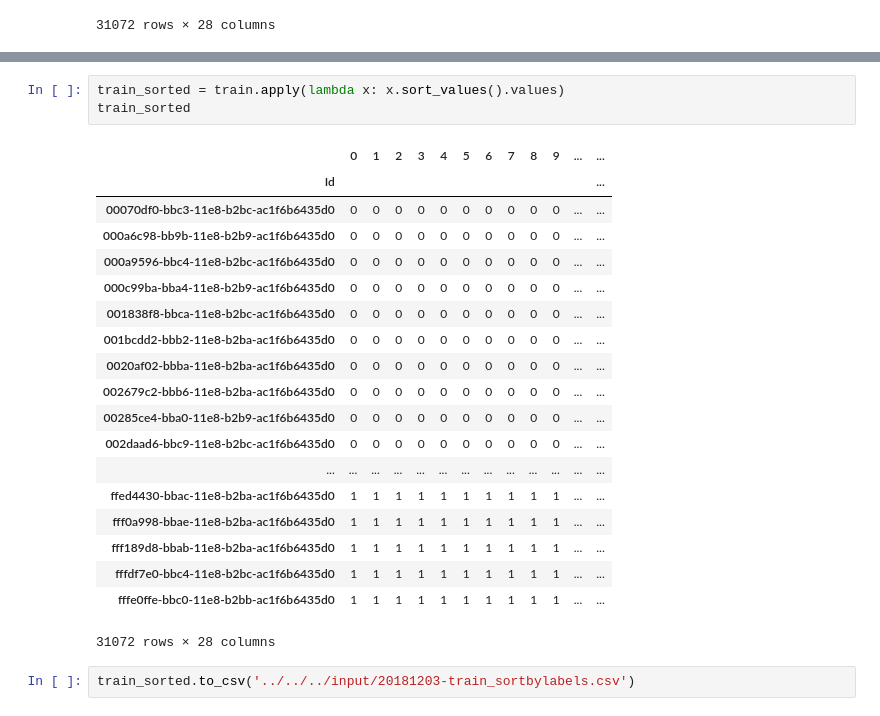
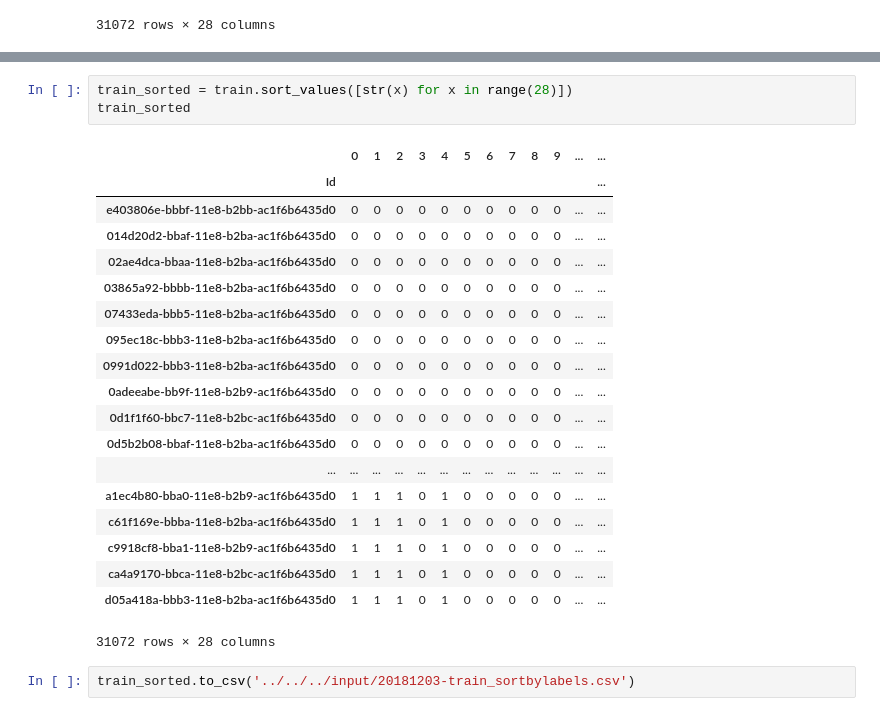
Before and after one commit to laichunpongben/kaggle-human-protein-atlas, a Jupyter notebook: code/notebooks/dev/20181203-sort_train_by_label.ipynb, the cells around one changed output, grey strips where cells are left out. Drawn from its saved outputs; the diff is of its cells as text.

```diff
--- a/code/notebooks/dev/20181203-sort_train_by_label.ipynb
+++ b/code/notebooks/dev/20181203-sort_train_by_label.ipynb
@@ -38,25 +31,25 @@ train[train.duplicated(keep=False)].groupby('0').agg({'1':lambda x: list(x)})
 # %%
-train_sorted = train.apply(lambda x: x.sort_values().values)
+train_sorted = train.sort_values([str(x) for x in range(28)])
 train_sorted
 # %% [output]
 |  | 0 | 1 | 2 | 3 | 4 | 5 | 6 | 7 | 8 | 9 | ... | ... |
 | Id |  |  |  |  |  |  |  |  |  |  |  | ... |
-| 00070df0-bbc3-11e8-b2bc-ac1f6b6435d0 | 0 | 0 | 0 | 0 | 0 | 0 | 0 | 0 | 0 | 0 | ... | ... |
-| 000a6c98-bb9b-11e8-b2b9-ac1f6b6435d0 | 0 | 0 | 0 | 0 | 0 | 0 | 0 | 0 | 0 | 0 | ... | ... |
-| 000a9596-bbc4-11e8-b2bc-ac1f6b6435d0 | 0 | 0 | 0 | 0 | 0 | 0 | 0 | 0 | 0 | 0 | ... | ... |
-| 000c99ba-bba4-11e8-b2b9-ac1f6b6435d0 | 0 | 0 | 0 | 0 | 0 | 0 | 0 | 0 | 0 | 0 | ... | ... |
-| 001838f8-bbca-11e8-b2bc-ac1f6b6435d0 | 0 | 0 | 0 | 0 | 0 | 0 | 0 | 0 | 0 | 0 | ... | ... |
-| 001bcdd2-bbb2-11e8-b2ba-ac1f6b6435d0 | 0 | 0 | 0 | 0 | 0 | 0 | 0 | 0 | 0 | 0 | ... | ... |
-| 0020af02-bbba-11e8-b2ba-ac1f6b6435d0 | 0 | 0 | 0 | 0 | 0 | 0 | 0 | 0 | 0 | 0 | ... | ... |
-| 002679c2-bbb6-11e8-b2ba-ac1f6b6435d0 | 0 | 0 | 0 | 0 | 0 | 0 | 0 | 0 | 0 | 0 | ... | ... |
-| 00285ce4-bba0-11e8-b2b9-ac1f6b6435d0 | 0 | 0 | 0 | 0 | 0 | 0 | 0 | 0 | 0 | 0 | ... | ... |
-| 002daad6-bbc9-11e8-b2bc-ac1f6b6435d0 | 0 | 0 | 0 | 0 | 0 | 0 | 0 | 0 | 0 | 0 | ... | ... |
+| e403806e-bbbf-11e8-b2bb-ac1f6b6435d0 | 0 | 0 | 0 | 0 | 0 | 0 | 0 | 0 | 0 | 0 | ... | ... |
+| 014d20d2-bbaf-11e8-b2ba-ac1f6b6435d0 | 0 | 0 | 0 | 0 | 0 | 0 | 0 | 0 | 0 | 0 | ... | ... |
+| 02ae4dca-bbaa-11e8-b2ba-ac1f6b6435d0 | 0 | 0 | 0 | 0 | 0 | 0 | 0 | 0 | 0 | 0 | ... | ... |
+| 03865a92-bbbb-11e8-b2ba-ac1f6b6435d0 | 0 | 0 | 0 | 0 | 0 | 0 | 0 | 0 | 0 | 0 | ... | ... |
+| 07433eda-bbb5-11e8-b2ba-ac1f6b6435d0 | 0 | 0 | 0 | 0 | 0 | 0 | 0 | 0 | 0 | 0 | ... | ... |
+| 095ec18c-bbb3-11e8-b2ba-ac1f6b6435d0 | 0 | 0 | 0 | 0 | 0 | 0 | 0 | 0 | 0 | 0 | ... | ... |
+| 0991d022-bbb3-11e8-b2ba-ac1f6b6435d0 | 0 | 0 | 0 | 0 | 0 | 0 | 0 | 0 | 0 | 0 | ... | ... |
+| 0adeeabe-bb9f-11e8-b2b9-ac1f6b6435d0 | 0 | 0 | 0 | 0 | 0 | 0 | 0 | 0 | 0 | 0 | ... | ... |
+| 0d1f1f60-bbc7-11e8-b2bc-ac1f6b6435d0 | 0 | 0 | 0 | 0 | 0 | 0 | 0 | 0 | 0 | 0 | ... | ... |
+| 0d5b2b08-bbaf-11e8-b2ba-ac1f6b6435d0 | 0 | 0 | 0 | 0 | 0 | 0 | 0 | 0 | 0 | 0 | ... | ... |
 | ... | ... | ... | ... | ... | ... | ... | ... | ... | ... | ... | ... | ... |
-| ffed4430-bbac-11e8-b2ba-ac1f6b6435d0 | 1 | 1 | 1 | 1 | 1 | 1 | 1 | 1 | 1 | 1 | ... | ... |
-| fff0a998-bbae-11e8-b2ba-ac1f6b6435d0 | 1 | 1 | 1 | 1 | 1 | 1 | 1 | 1 | 1 | 1 | ... | ... |
-| fff189d8-bbab-11e8-b2ba-ac1f6b6435d0 | 1 | 1 | 1 | 1 | 1 | 1 | 1 | 1 | 1 | 1 | ... | ... |
-| fffdf7e0-bbc4-11e8-b2bc-ac1f6b6435d0 | 1 | 1 | 1 | 1 | 1 | 1 | 1 | 1 | 1 | 1 | ... | ... |
-| fffe0ffe-bbc0-11e8-b2bb-ac1f6b6435d0 | 1 | 1 | 1 | 1 | 1 | 1 | 1 | 1 | 1 | 1 | ... | ... |
+| a1ec4b80-bba0-11e8-b2b9-ac1f6b6435d0 | 1 | 1 | 1 | 0 | 1 | 0 | 0 | 0 | 0 | 0 | ... | ... |
+| c61f169e-bbba-11e8-b2ba-ac1f6b6435d0 | 1 | 1 | 1 | 0 | 1 | 0 | 0 | 0 | 0 | 0 | ... | ... |
+| c9918cf8-bba1-11e8-b2b9-ac1f6b6435d0 | 1 | 1 | 1 | 0 | 1 | 0 | 0 | 0 | 0 | 0 | ... | ... |
+| ca4a9170-bbca-11e8-b2bc-ac1f6b6435d0 | 1 | 1 | 1 | 0 | 1 | 0 | 0 | 0 | 0 | 0 | ... | ... |
+| d05a418a-bbb3-11e8-b2ba-ac1f6b6435d0 | 1 | 1 | 1 | 0 | 1 | 0 | 0 | 0 | 0 | 0 | ... | ... |
 31072 rows × 28 columns
 # %%
 train_sorted.to_csv('../../../input/20181203-train_sortbylabels.csv')
```
Also changed, not shown: parts of 1 cell of this notebook, 1 other file.
